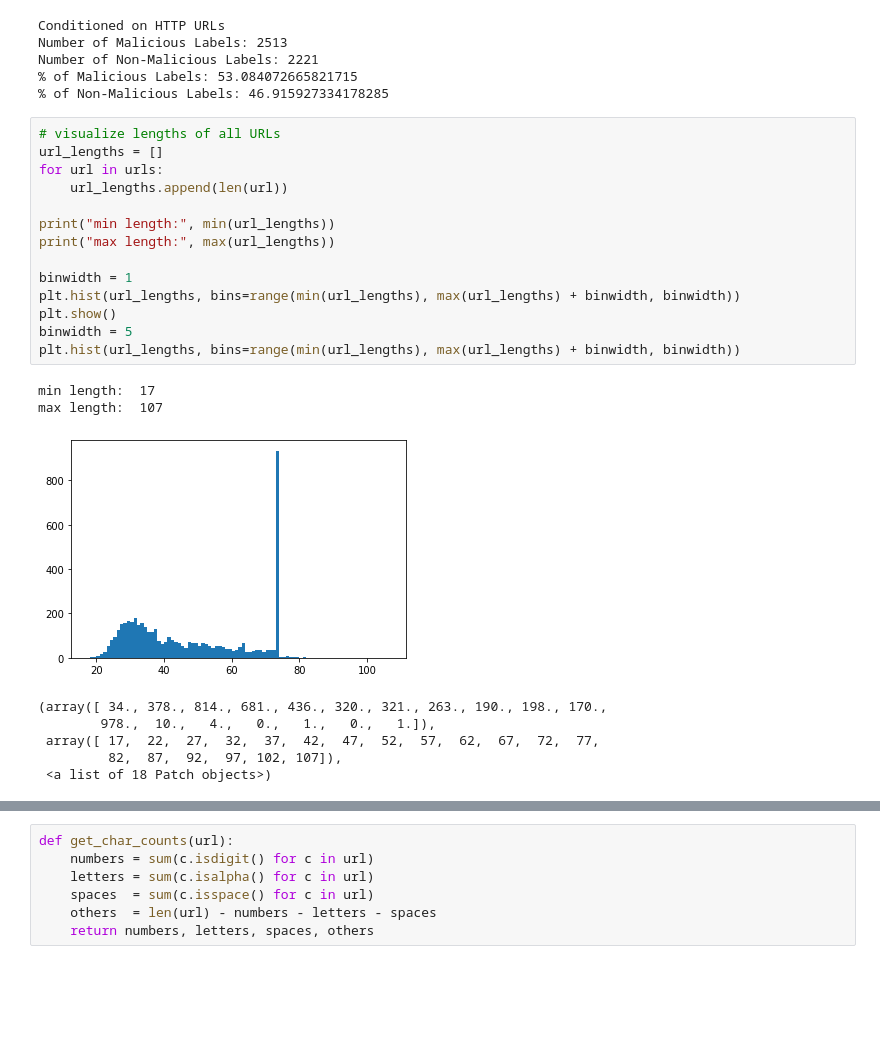
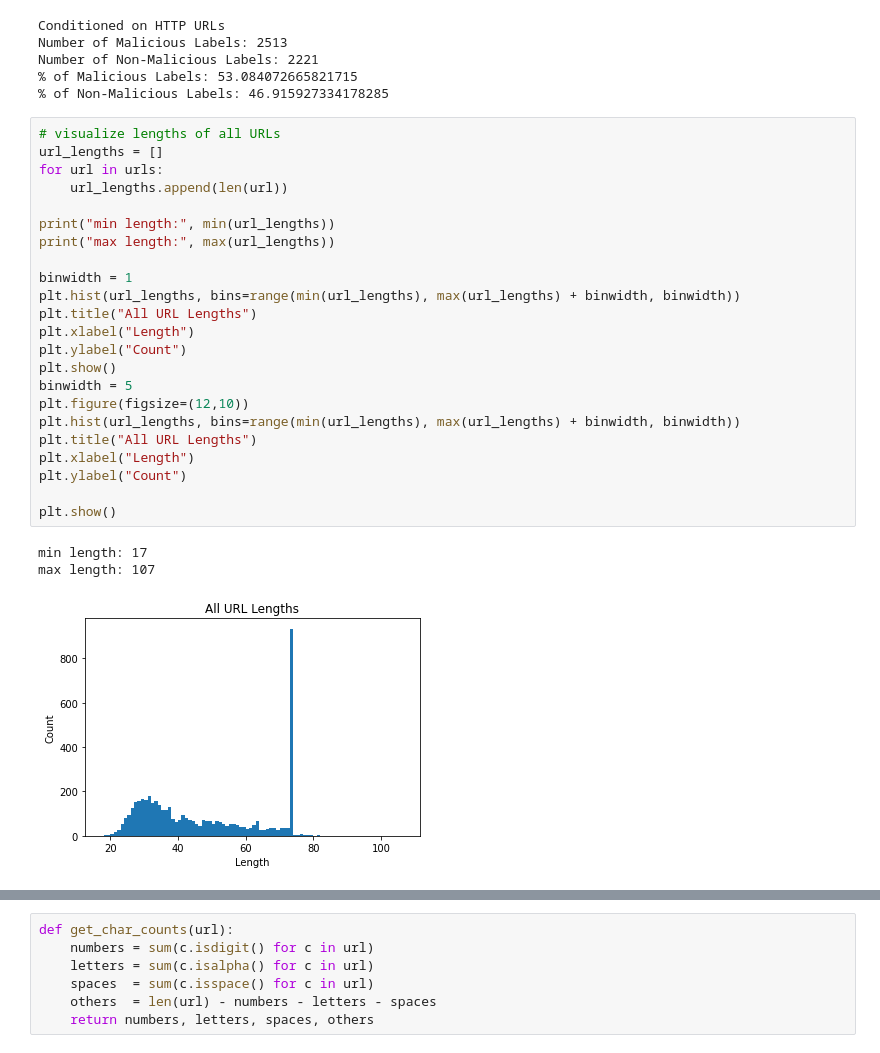
Before and after one commit to shawnrosofsky/MITREHackathonChallengeGroup, a Jupyter notebook: Jesse_Hackathon_Challenge.ipynb, the cells around one changed output, grey strips where cells are left out. Drawn from its saved outputs; the diff is of its cells as text; blank space fills up the shorter version.

Commit message:
visualizations and dataframe additions

```diff
--- a/Jesse_Hackathon_Challenge.ipynb
+++ b/Jesse_Hackathon_Challenge.ipynb
@@ -223,7 +223,16 @@ print("max length:", max(url_lengths))
 
 binwidth = 1
 plt.hist(url_lengths, bins=range(min(url_lengths), max(url_lengths) + binwidth, binwidth))
+plt.title("All URL Lengths")
+plt.xlabel("Length")
+plt.ylabel("Count")
 plt.show()
 binwidth = 5
+plt.figure(figsize=(12,10))
 plt.hist(url_lengths, bins=range(min(url_lengths), max(url_lengths) + binwidth, binwidth))
+plt.title("All URL Lengths")
+plt.xlabel("Length")
+plt.ylabel("Count")
+
+plt.show()
 # %% [output]
@@ -232,6 +241 @@ max length:  107
-[figure, old version]
+[figure, new version]
-(array([ 34., 378., 814., 681., 436., 320., 321., 263., 190., 198., 170.,
-        978.,  10.,   4.,   0.,   1.,   0.,   1.]),
- array([ 17,  22,  27,  32,  37,  42,  47,  52,  57,  62,  67,  72,  77,
-         82,  87,  92,  97, 102, 107]),
- <a list of 18 Patch objects>)
```
Also changed, not shown: parts of 17 cells of this notebook.
